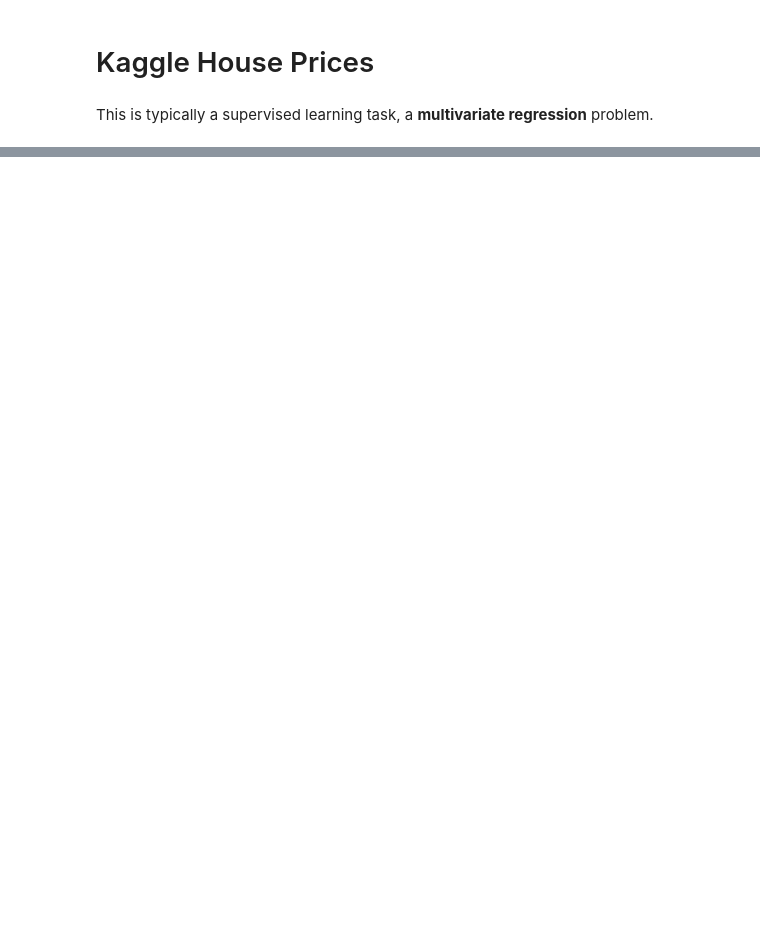
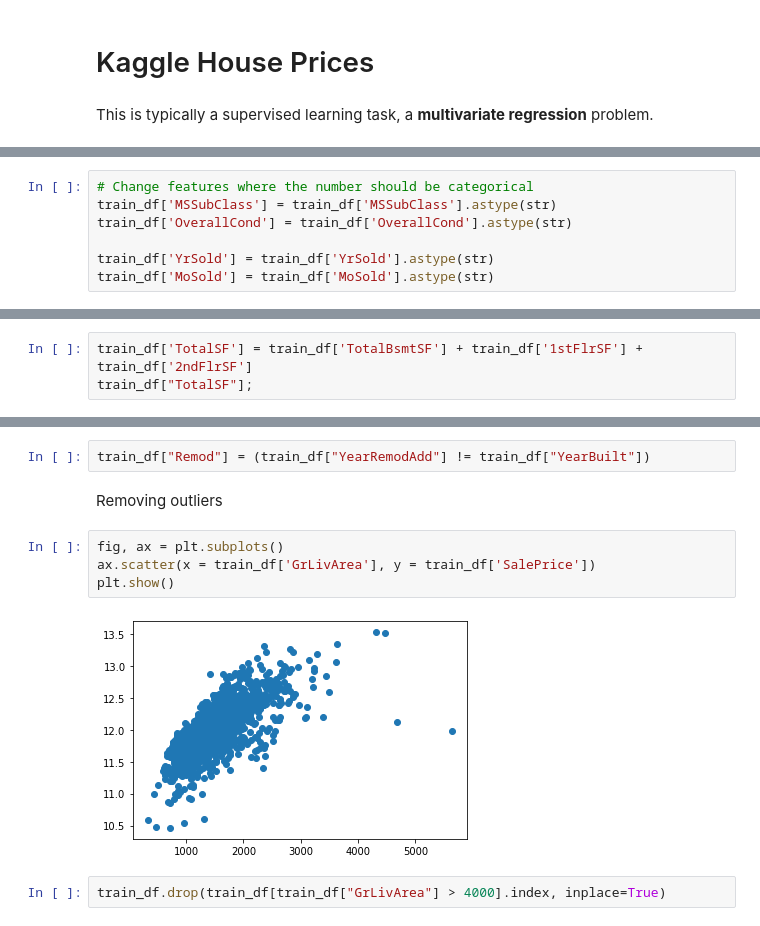
Before and after one commit to ryanhpark/HousingPricePrediction_ML, a Jupyter notebook: Lucas/Kaggle House Price.ipynb, the cells around one changed output, grey strips where cells are left out. Drawn from its saved outputs; the diff is of its cells as text; blank space fills up the shorter version.

```diff
--- a/Lucas/Kaggle House Price.ipynb
+++ b/Lucas/Kaggle House Price.ipynb
@@ -176,0 +76,7 @@ SimpleImputer(add_indicator=False, copy=True, fill_value=None,
+# %%
+# Change features where the number should be categorical
+train_df['MSSubClass'] = train_df['MSSubClass'].astype(str)
+train_df['OverallCond'] = train_df['OverallCond'].astype(str)
+
+train_df['YrSold'] = train_df['YrSold'].astype(str)
+train_df['MoSold'] = train_df['MoSold'].astype(str)
@@ -176,0 +85,3 @@ SimpleImputer(add_indicator=False, copy=True, fill_value=None,
+# %%
+train_df['TotalSF'] = train_df['TotalBsmtSF'] + train_df['1stFlrSF'] + train_df['2ndFlrSF']
+train_df["TotalSF"];
@@ -176,0 +90,12 @@ SimpleImputer(add_indicator=False, copy=True, fill_value=None,
+# %%
+train_df["Remod"] = (train_df["YearRemodAdd"] != train_df["YearBuilt"])
+# %% [markdown]
+Removing outliers
+# %%
+fig, ax = plt.subplots()
+ax.scatter(x = train_df['GrLivArea'], y = train_df['SalePrice'])
+plt.show()
+# %% [output]
+[figure, added]
+# %%
+train_df.drop(train_df[train_df["GrLivArea"] > 4000].index, inplace=True)
```
Also changed, not shown: parts of 48 cells of this notebook.
